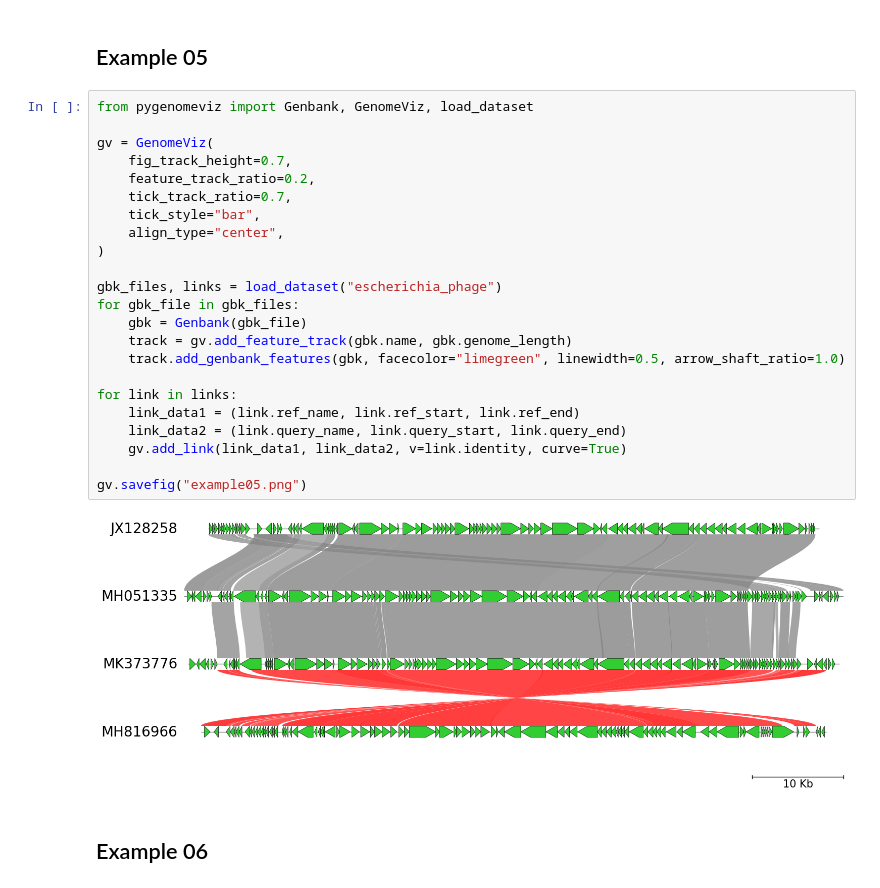
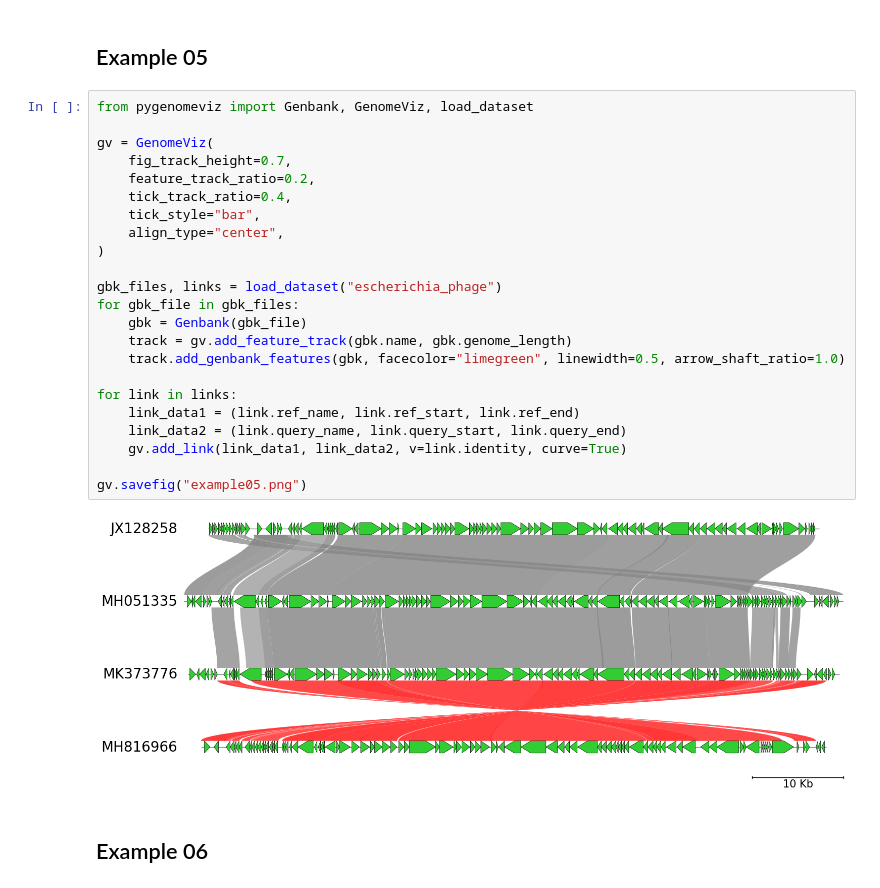
Before and after one commit to moshi4/pyGenomeViz, a Jupyter notebook: notebooks/example.ipynb, the cells around one changed output. Cells and saved outputs as stored; diff of their text form.

```diff
--- a/notebooks/example.ipynb
+++ b/notebooks/example.ipynb
@@ -89,28 +89,28 @@ gv.savefig("example04.png")
 # %%
 from pygenomeviz import Genbank, GenomeViz, load_dataset
 
 gv = GenomeViz(
     fig_track_height=0.7,
     feature_track_ratio=0.2,
-    tick_track_ratio=0.7,
+    tick_track_ratio=0.4,
     tick_style="bar",
     align_type="center",
 )
 
 gbk_files, links = load_dataset("escherichia_phage")
 for gbk_file in gbk_files:
     gbk = Genbank(gbk_file)
     track = gv.add_feature_track(gbk.name, gbk.genome_length)
     track.add_genbank_features(gbk, facecolor="limegreen", linewidth=0.5, arrow_shaft_ratio=1.0)
 
 for link in links:
     link_data1 = (link.ref_name, link.ref_start, link.ref_end)
     link_data2 = (link.query_name, link.query_start, link.query_end)
     gv.add_link(link_data1, link_data2, v=link.identity, curve=True)
 
 gv.savefig("example05.png")
 # %% [output]
-[figure, old version]
+[figure, new version]
 # %% [markdown]
 ## Example 06
 # %%
```
Also changed, not shown: parts of 3 cells of this notebook, 1 other file.
